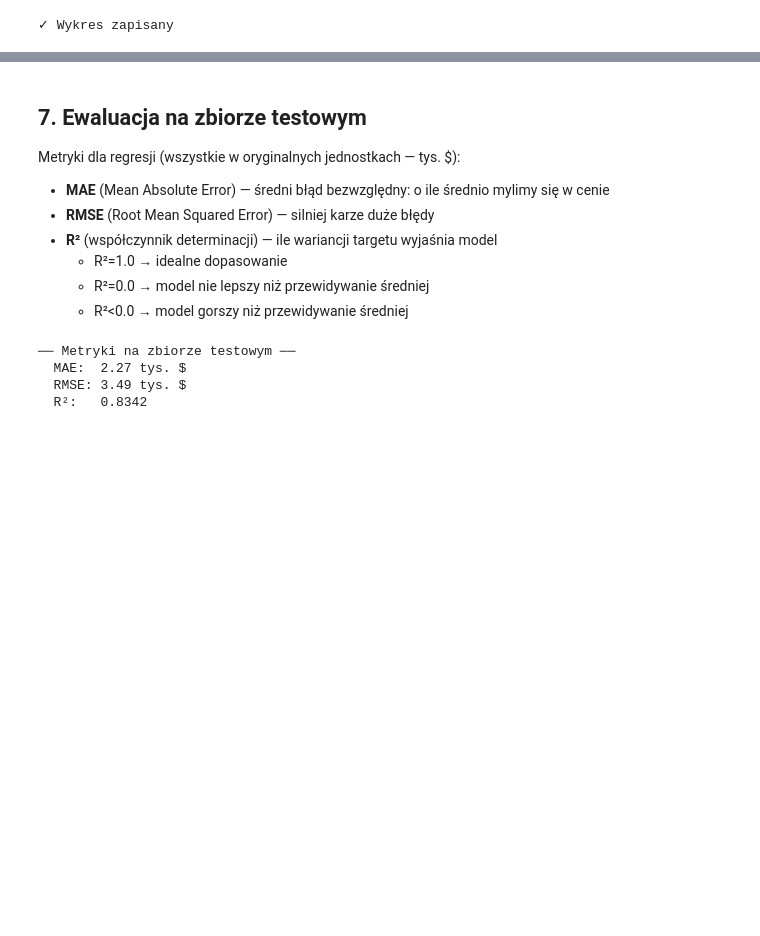
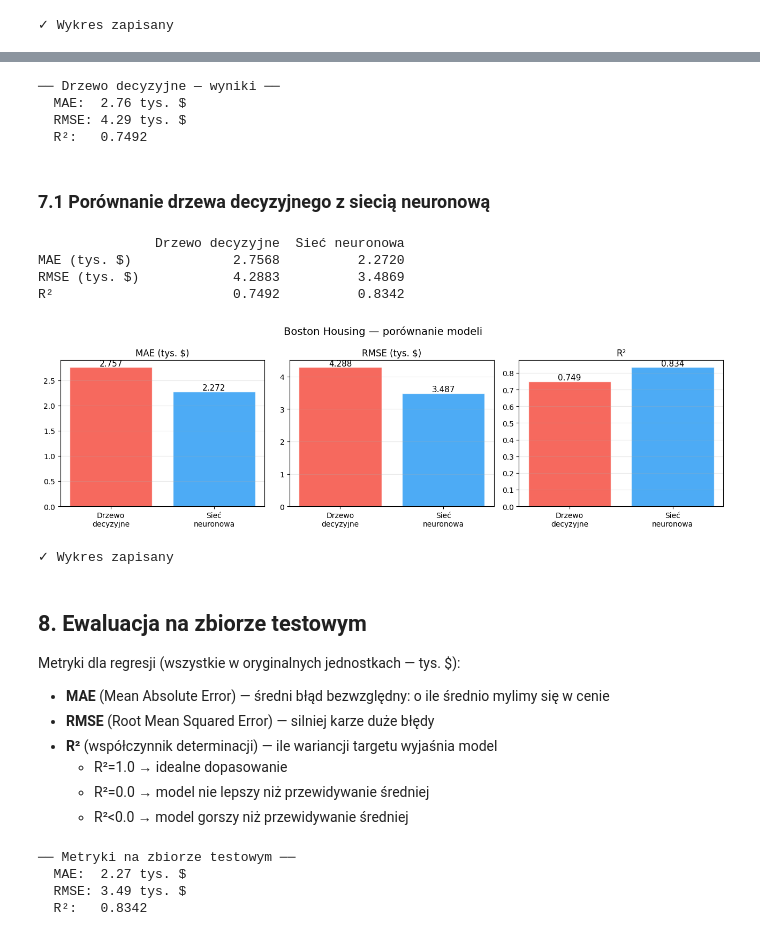
Before and after one commit to MarcinLipowski/sieci-neuronowe-machine-learning, a Jupyter notebook: 2_two_layer_networks/boston_housing.ipynb, the cells around one changed output, grey strips where cells are left out. Cells and saved outputs as stored; diff of their text form; code cells hidden in the pictures; blank space fills up the shorter version.

Commit message:
feat: drzewo decyzyjne dla Boston Housing - porównanie z siecią

```diff
--- a/2_two_layer_networks/boston_housing.ipynb
+++ b/2_two_layer_networks/boston_housing.ipynb
@@ -292,5 +302,80 @@ print("✓ Wykres zapisany")
+# %%
+from utils.models import DecisionTreeRegressor
+
+tree_reg = DecisionTreeRegressor(max_depth=5, min_samples_split=10)
+tree_reg.fit(X_train_scaled, y_train_scaled)  # trenuj na znormalizowanych
+
+# Predykcje — odwróć normalizację
+y_pred_tree_scaled = tree_reg.predict(X_test_scaled)
+y_pred_tree = y_pred_tree_scaled * y_std + y_mean  # powrót do tys. $
+
+# Metryki w oryginalnych jednostkach
+tree_mae  = np.mean(np.abs(y_pred_tree - y_test))
+tree_rmse = np.sqrt(np.mean((y_pred_tree - y_test)**2))
+ss_res    = np.sum((y_test - y_pred_tree)**2)
+ss_tot    = np.sum((y_test - y_test.mean())**2)
+tree_r2   = 1 - ss_res / ss_tot
+
+print("── Drzewo decyzyjne — wyniki ──")
+print(f"  MAE:  {tree_mae:.2f} tys. $")
+print(f"  RMSE: {tree_rmse:.2f} tys. $")
+print(f"  R²:   {tree_r2:.4f}")
+# %% [output]
+── Drzewo decyzyjne — wyniki ──
+  MAE:  2.76 tys. $
+  RMSE: 4.29 tys. $
+  R²:   0.7492
+# %% [markdown]
+### 7.1 Porównanie drzewa decyzyjnego z siecią neuronową
+# %%
+# ── Porównanie: Drzewo decyzyjne vs Sieć neuronowa ──
+y_pred_net = model_boston.predict(X_test_scaled) * y_std + y_mean
+
+net_mae  = np.mean(np.abs(y_pred_net - y_test))
+net_rmse = np.sqrt(np.mean((y_pred_net - y_test)**2))
+ss_res   = np.sum((y_test - y_pred_net)**2)
+ss_tot   = np.sum((y_test - y_test.mean())**2)
+net_r2   = 1 - ss_res / ss_tot
+
+# ── Tabela porównawcza ──
+import pandas as pd
+comparison = pd.DataFrame({
+    'Drzewo decyzyjne': {'MAE (tys. $)': tree_mae, 'RMSE (tys. $)': tree_rmse, 'R²': tree_r2},
+    'Sieć neuronowa':   {'MAE (tys. $)': net_mae,  'RMSE (tys. $)': net_rmse,  'R²': net_r2}
+}).round(4)
+print(comparison)
+
+# ── Wykres porównawczy ──
+fig, axes = plt.subplots(1, 3, figsize=(13, 4))
+metrics   = ['MAE (tys. $)', 'RMSE (tys. $)', 'R²']
+tree_vals = [tree_mae, tree_rmse, tree_r2]
+net_vals  = [net_mae,  net_rmse,  net_r2]
+
+for i, (metric, tv, nv) in enumerate(zip(metrics, tree_vals, net_vals)):
+    bars = axes[i].bar(['Drzewo\ndecyzyjne', 'Sieć\nneuronowa'],
+                        [tv, nv], color=['#F44336', '#2196F3'], alpha=0.8,
+                        edgecolor='white')
+    axes[i].set_title(metric)
+    axes[i].grid(axis='y', alpha=0.3)
+    for bar, val in zip(bars, [tv, nv]):
+        axes[i].text(bar.get_x() + bar.get_width()/2,
+                     bar.get_height() + 0.01 * max(tv, nv),
+                     f'{val:.3f}', ha='center', fontsize=11)
+
+plt.suptitle('Boston Housing — porównanie modeli', fontsize=14)
+plt.tight_layout()
+plt.savefig('../plots/boston_comparison.png', dpi=150, bbox_inches='tight')
+plt.show()
+print("✓ Wykres zapisany")
+# %% [output]
+               Drzewo decyzyjne  Sieć neuronowa
+MAE (tys. $)             2.7568          2.2720
+RMSE (tys. $)            4.2883          3.4869
+R²                       0.7492          0.8342
+[figure, added]
+✓ Wykres zapisany
 # %% [markdown]
-## 7. Ewaluacja na zbiorze testowym
+## 8. Ewaluacja na zbiorze testowym
 
 Metryki dla regresji (wszystkie w oryginalnych jednostkach — tys. $):
 - **MAE** (Mean Absolute Error) — średni błąd bezwzględny: o ile średnio mylimy się w cenie
```
Also changed, not shown: parts of 2 cells of this notebook, 4 other files.
